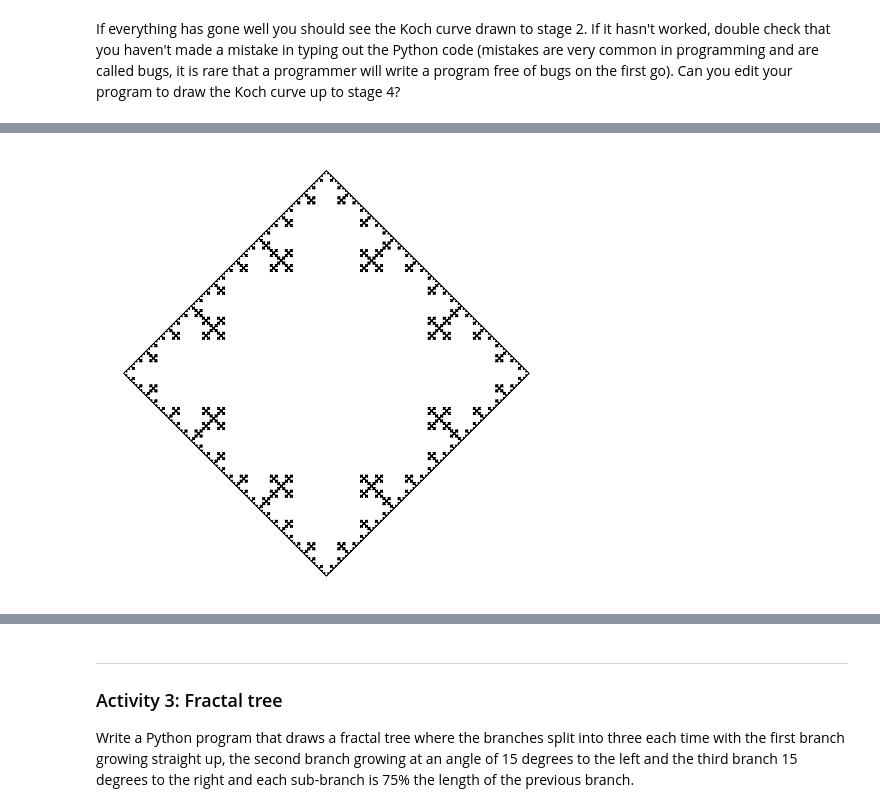
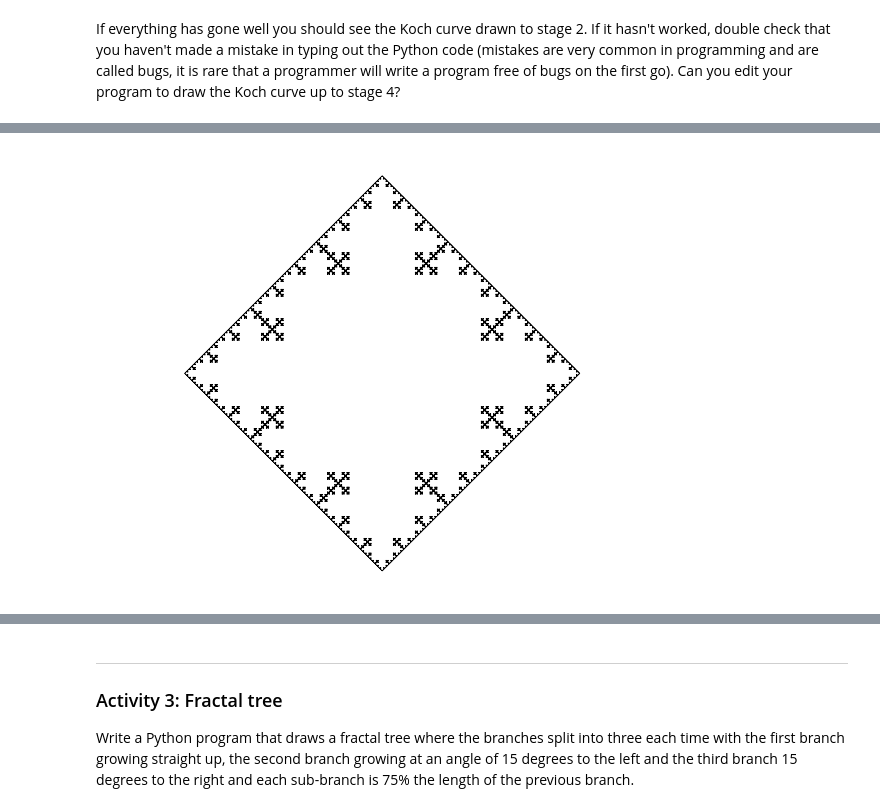
Before and after one commit to jonshiach/Outreach, a Jupyter notebook: Fractals_solutions.ipynb, the cells around one changed output, grey strips where cells are left out. Saved outputs shown, nothing was run; the diff lists cells and outputs as text; code cells hidden in the pictures.

```diff
--- a/Fractals_solutions.ipynb
+++ b/Fractals_solutions.ipynb
@@ -72,7 +65,8 @@ This Jupyter notebook will introduce you to fractals and how we can draw fractal
 
 Jupyter notebooks are documents that combine text and Python code which allow readable documents such as this one to be created that contain executable code used to perform calculations. To run code in a notebook simply click on the code and then on the run button, or alternatively, press the **ctrl + enter** keys at the same time. Since we will be using commands to perform calculations and produce plots of fractals we need to import some commands to help us to do this. Run the code below to import the commands.
 # %%
-from numpy import *
+import numpy as np
 import matplotlib.pyplot as plt
 from matplotlib import cm, colors
+plt.rcParams['figure.figsize'] = [10, 8]
 # %% [markdown]
@@ -202,35 +194,35 @@ Write a Python program to construct a **Koch Square** which is where each line o
 # %%
 def kochsquare(x, y, L, angle, n):
     if n == 0:
         # Add the end point co-ordinates to x and y lists
-        x.append(x[-1] + L * cos(radians(angle)))
-        y.append(y[-1] + L * sin(radians(angle)))
+        x.append(x[-1] + L * np.cos(np.radians(angle)))
+        y.append(y[-1] + L * np.sin(np.radians(angle)))
     else:
         L /= 3
         kochsquare(x, y, L, angle, n - 1)      # add line
         kochsquare(x, y, L, angle + 90, n - 1) # turn 90 degrees to the left and add line
         kochsquare(x, y, L, angle, n - 1)      # add line
         kochsquare(x, y, L, angle - 90, n - 1) # turn 90 degrees to the right and add line
         kochsquare(x, y, L, angle, n - 1)      # add line
 
 
 # General Koch square fractal
 L, angle = 1, 0
 n = 6
 x, y = [0], [0]
 kochsquare(x, y, L, 0, n)
 kochsquare(x, y, L, 270, n)
 kochsquare(x, y, L, 180, n)
 kochsquare(x, y, L, 90, n)
 
 # Plot curve
-fig, ax = plt.subplots(figsize=(8, 8))
+fig, ax = plt.subplots()
 plt.plot(x, y, color="black", linewidth=0.5)
 plt.axis("equal")
 plt.axis("off")
 plt.show()
 # %% [output]
-[figure, old version]
+[figure, new version]
 # %% [markdown]
 ---
 ## The Sierpinski Triangle
```
Also changed, not shown: parts of 21 cells of this notebook.
